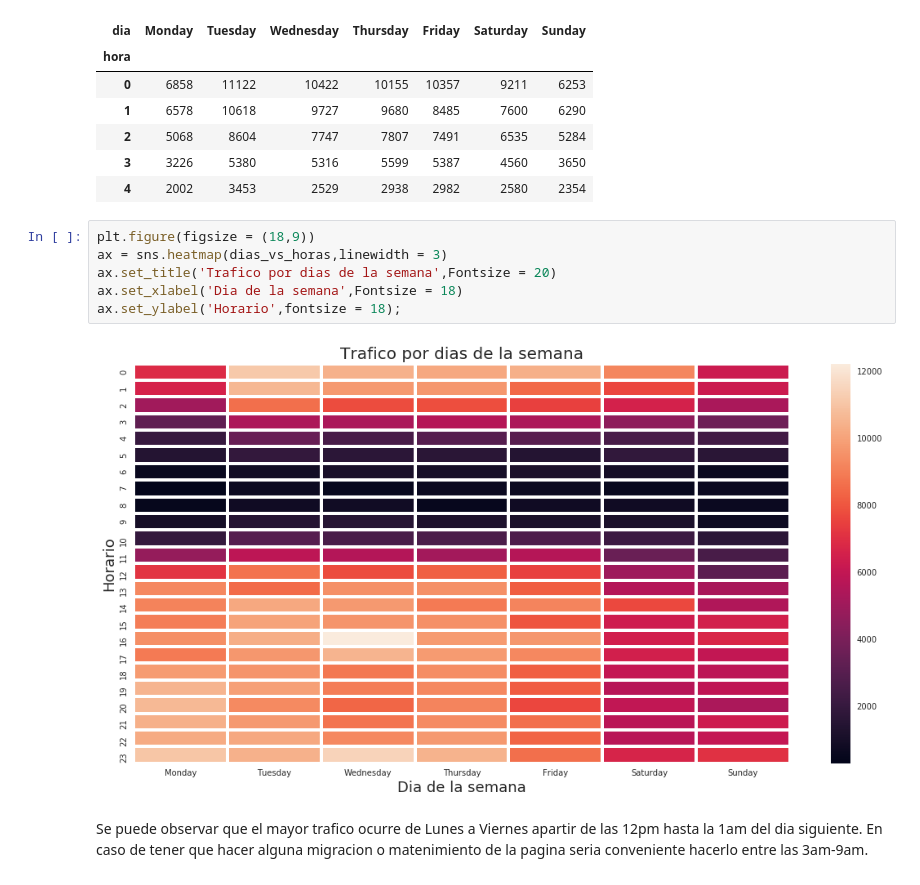
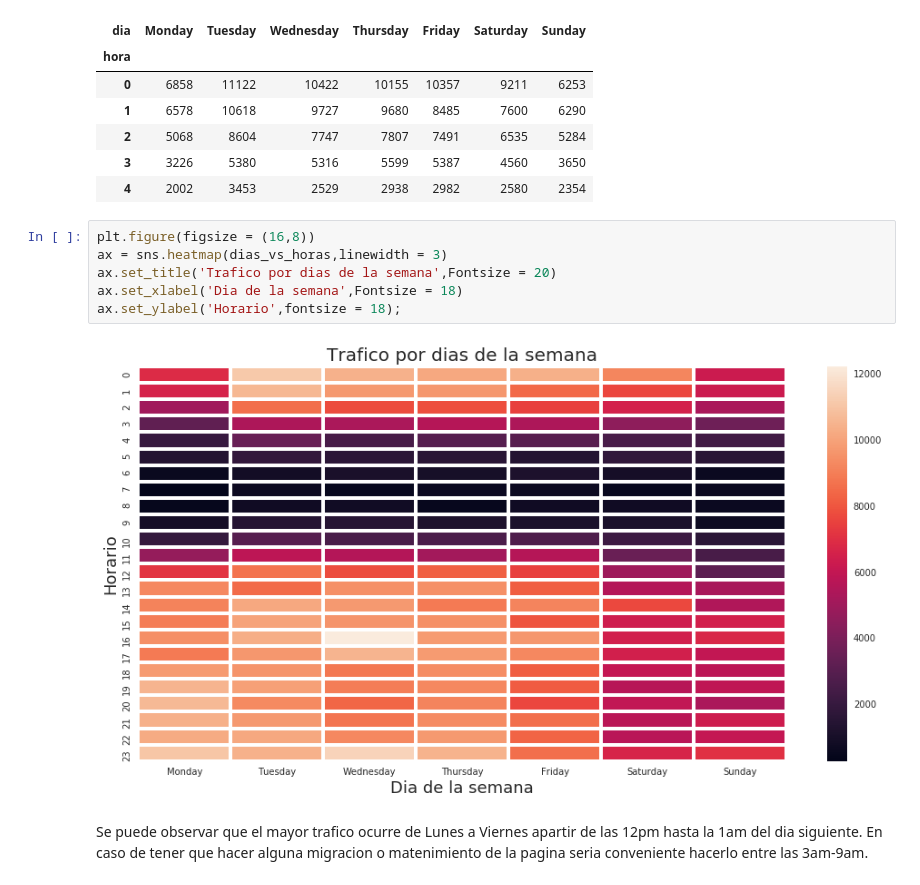
Before and after one commit to jowisaidman/tp1_analisis_exploratorio, a Jupyter notebook: AnalisisExploratorio.ipynb, the cells around one changed output. Drawn from its saved outputs; the diff is of its cells as text.

```diff
--- a/AnalisisExploratorio.ipynb
+++ b/AnalisisExploratorio.ipynb
@@ -205,13 +234,13 @@ dias_vs_horas.head()
 | 3 | 3226 | 5380 | 5316 | 5599 | 5387 | 4560 | 3650 |
 | 4 | 2002 | 3453 | 2529 | 2938 | 2982 | 2580 | 2354 |
 # %%
-plt.figure(figsize = (18,9))
+plt.figure(figsize = (16,8))
 ax = sns.heatmap(dias_vs_horas,linewidth = 3)
 ax.set_title('Trafico por dias de la semana',Fontsize = 20)
 ax.set_xlabel('Dia de la semana',Fontsize = 18)
 ax.set_ylabel('Horario',fontsize = 18);
 # %% [output]
-[figure, old version]
+[figure, new version]
 # %% [markdown]
 Se puede observar que el mayor trafico ocurre de Lunes a Viernes apartir de las 12pm hasta la 1am del dia siguiente. En caso de tener que hacer alguna migracion o matenimiento de la pagina seria conveniente hacerlo entre las 3am-9am.
 # %%
```
Also changed, not shown: parts of 4 cells of this notebook.
